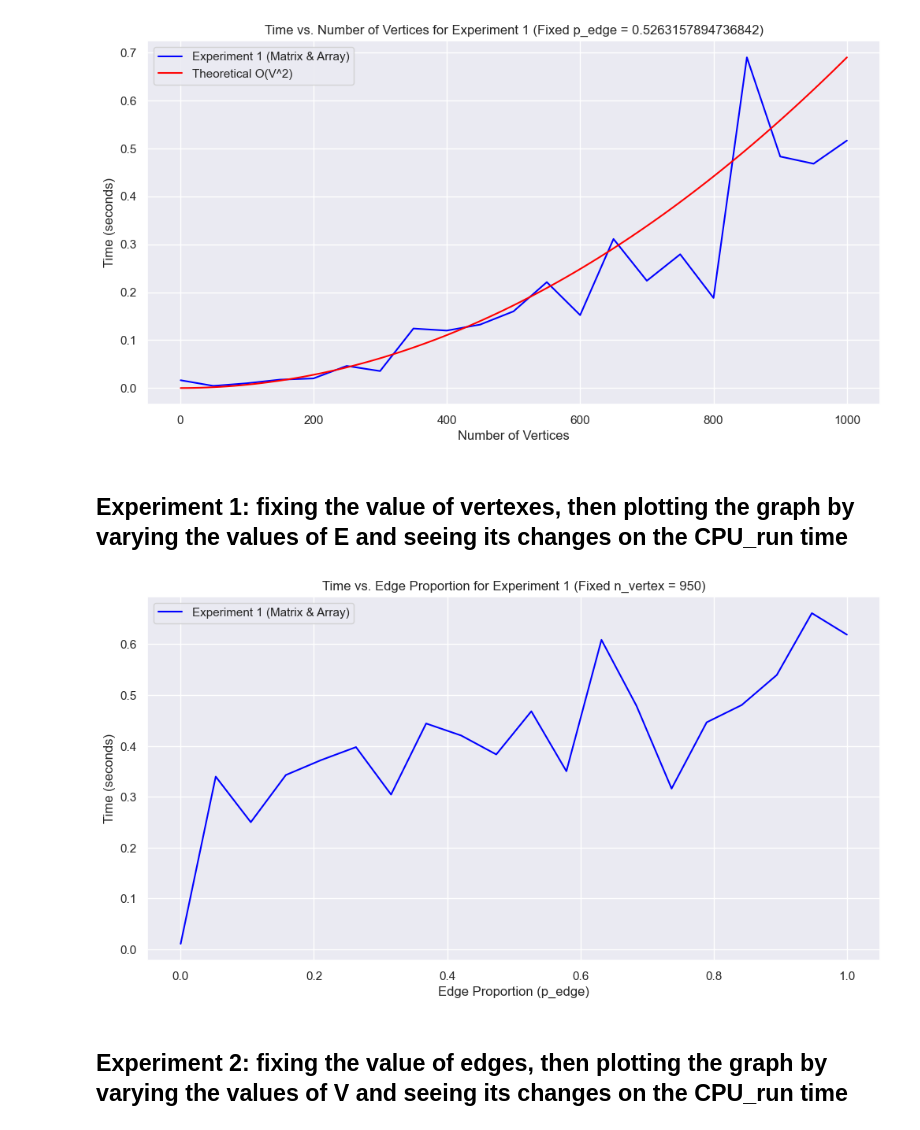
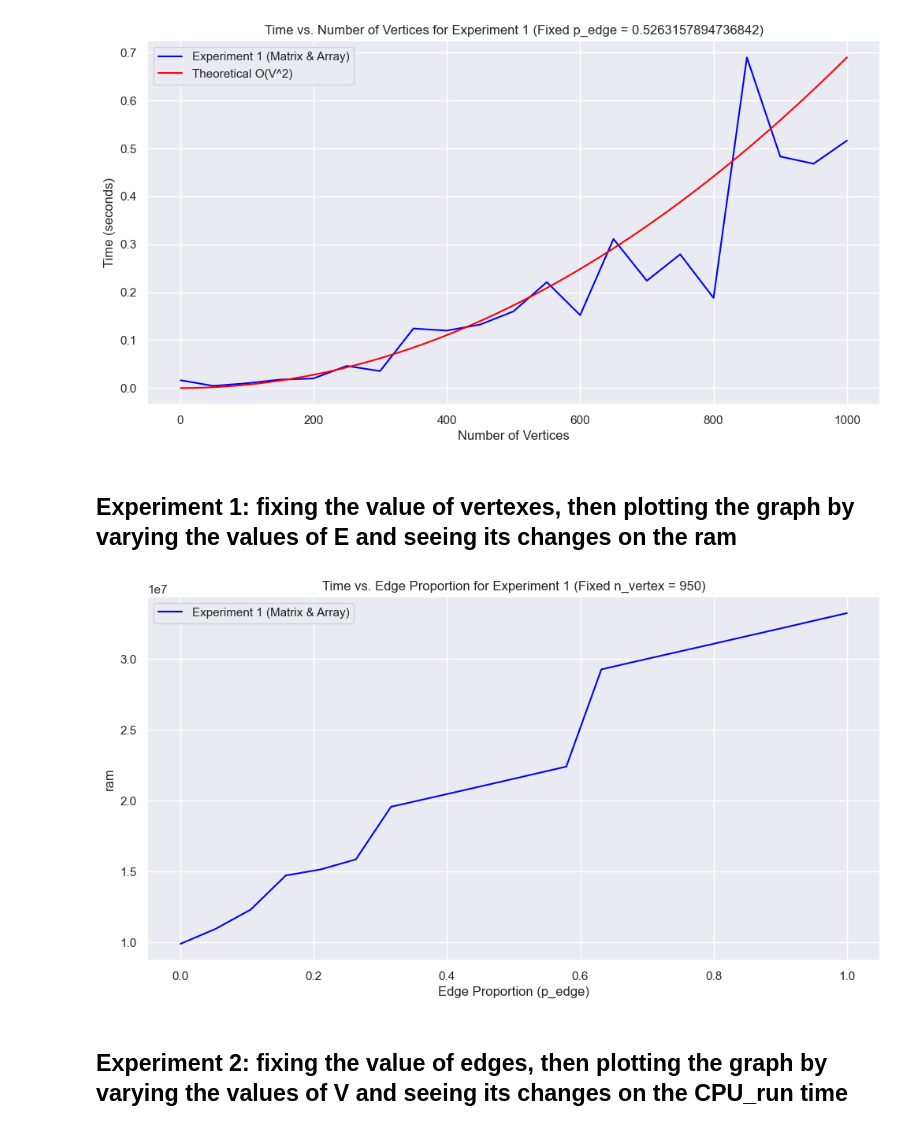
Before and after one commit to mrzzy/ntu-sc2001, a Jupyter notebook: class_2/results.ipynb, the cells around one changed output. Drawn from its saved outputs; the diff is of its cells as text; code cells hidden in the pictures.

```diff
--- a/class_2/results.ipynb
+++ b/class_2/results.ipynb
@@ -130,31 +130,31 @@ plt.show()
 # %% [output]
 [figure]
 # %% [markdown]
-## Experiment 1: fixing the value of vertexes, then plotting the graph by varying the values of E and seeing its changes on the CPU_run time
+## Experiment 1: fixing the value of vertexes, then plotting the graph by varying the values of E and seeing its changes on the ram
 # %%
 # Fix the number of vertices (n_vertex)
 fixed_n_vertex = 950  # Change this to the desired value
 
 # Experiment 1: Adjacency Matrix and Priority Queue as Array with fixed vertices
-experiment_1 = df[(df['n_vertex'] == fixed_n_vertex) & (df['graph_adj'] == 'matrix') & (df['priority_queue'] == 'array')]
+experiment_1 = df[(df['n_vertex'] == fixed_n_vertex) & (df['graph_adj'] == 'matrix') & (df['priority_queue'] == 'heap')]
 
 # Plotting
 plt.figure(figsize=(12, 6))
 
 # Scatter plot for Experiment 1
-sns.lineplot(data=experiment_1, x='p_edge', y='time', label='Experiment 1 (Matrix & Array)', color='blue')
+sns.lineplot(data=experiment_1, x='p_edge', y='ram', label='Experiment 1 (Matrix & Array)', color='blue')
 
 # Adding labels and title
 plt.title(f'Time vs. Edge Proportion for Experiment 1 (Fixed n_vertex = {fixed_n_vertex})')
 plt.xlabel('Edge Proportion (p_edge)')
-plt.ylabel('Time (seconds)')
+plt.ylabel('ram')
 plt.legend()
 plt.grid(True)
 
 # Show the plot
 plt.show()
 # %% [output]
-[figure, old version]
+[figure, new version]
 # %% [markdown]
 ## Experiment 2: fixing the value of edges, then plotting the graph by varying the values of V and seeing its changes on the CPU_run time
 # %%
```
Also changed, not shown: parts of 10 cells of this notebook.
